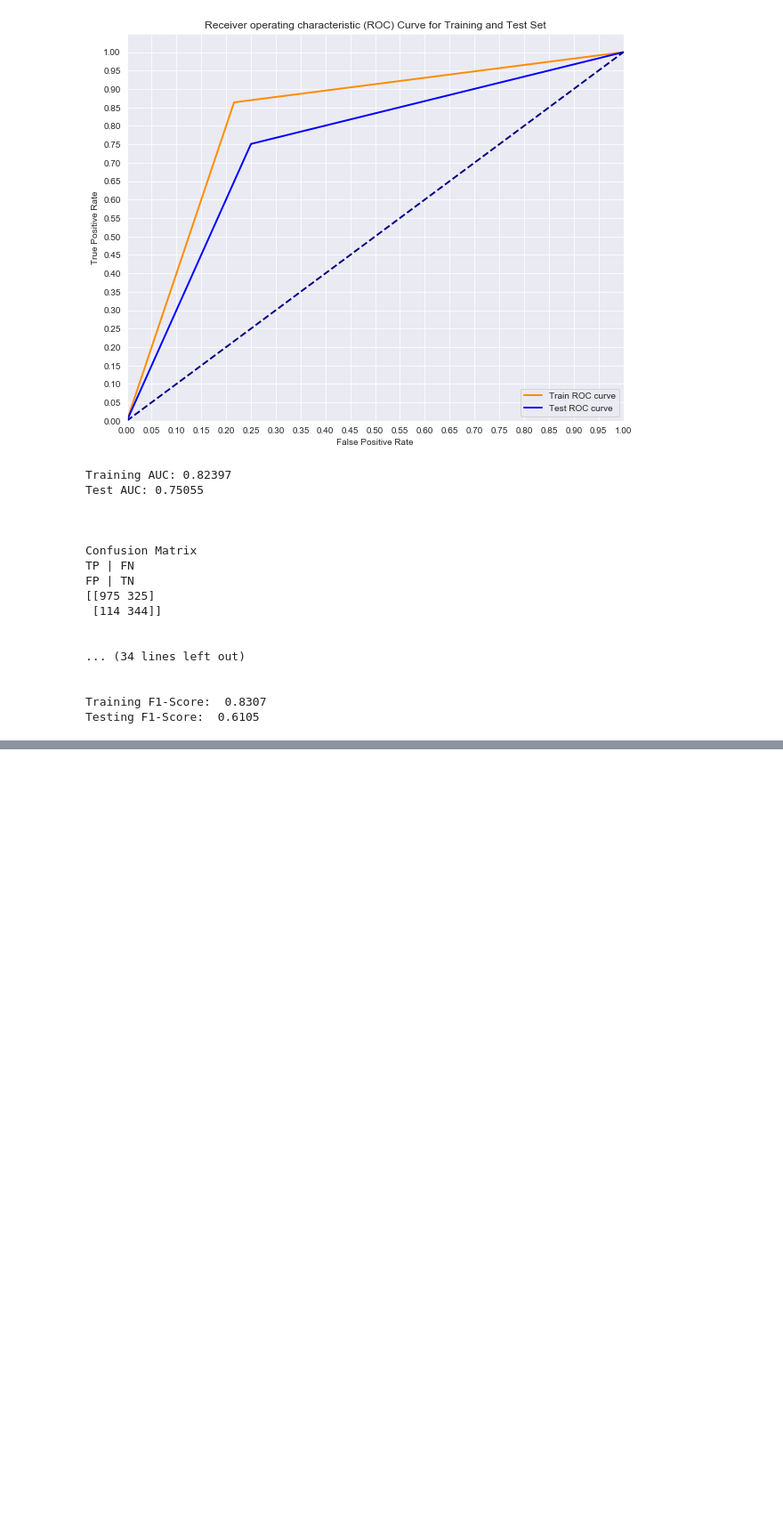
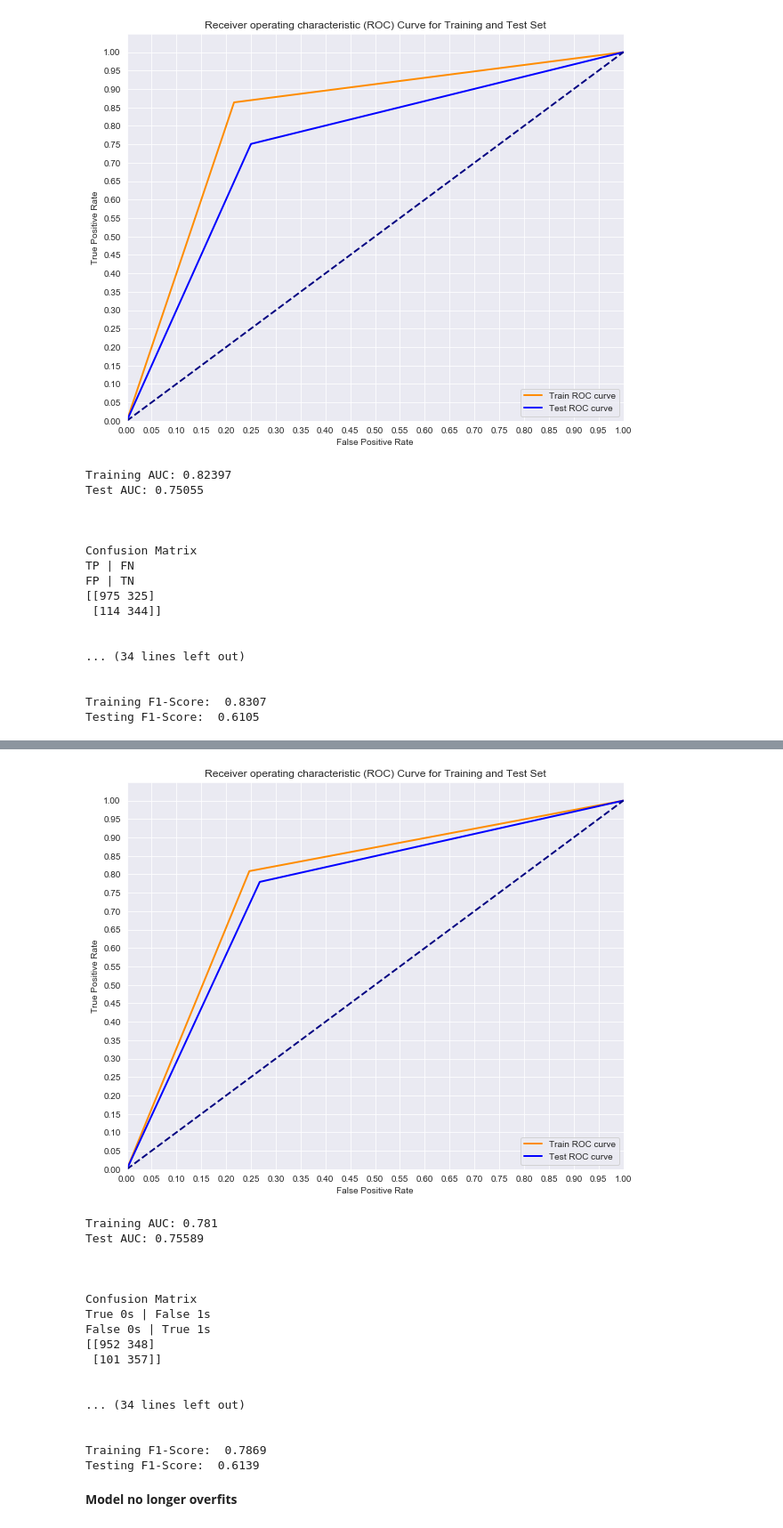
Before and after one commit to will4865/dsc-mod-3-project-v2-1-onl01-dtsc-ft-030220, a Jupyter notebook: student.ipynb, the cells around one changed output, grey strips where cells are left out. Shown at 89% size. Cells and saved outputs as stored; diff of their text form; code cells hidden in the pictures; blank space fills up the shorter version.

```diff
--- a/student.ipynb
+++ b/student.ipynb
@@ -1408,0 +1576,3 @@ gbc_clf.best_params_
+# %%
+gbc_clf = GradientBoostingClassifier(learning_rate = 0.1, max_depth = 1, max_features=1,min_samples_leaf=2, min_samples_split=2, n_estimators=150)
+gbc_clf.fit(X_train_gbc_SMOTE, y_train_gbc_SMOTE)
@@ -1408,0 +1590,23 @@ gbc_clf.best_params_
+# %%
+quick_model_eval(X_train_gbc_SMOTE,X_test_gbc,y_train_gbc_SMOTE,y_test_gbc,model=gbc_clf)
+# %% [output]
+[figure, added]
+Training AUC: 0.781
+Test AUC: 0.75589
+
+
+
+Confusion Matrix
+True 0s | False 1s
+False 0s | True 1s
+[[952 348]
+ [101 357]]
+
+
+... (34 lines left out)
+
+
+Training F1-Score:  0.7869
+Testing F1-Score:  0.6139
+# %% [markdown]
+<b> Model no longer overfits
```
Also changed, not shown: parts of 76 cells of this notebook, 1 other file.
